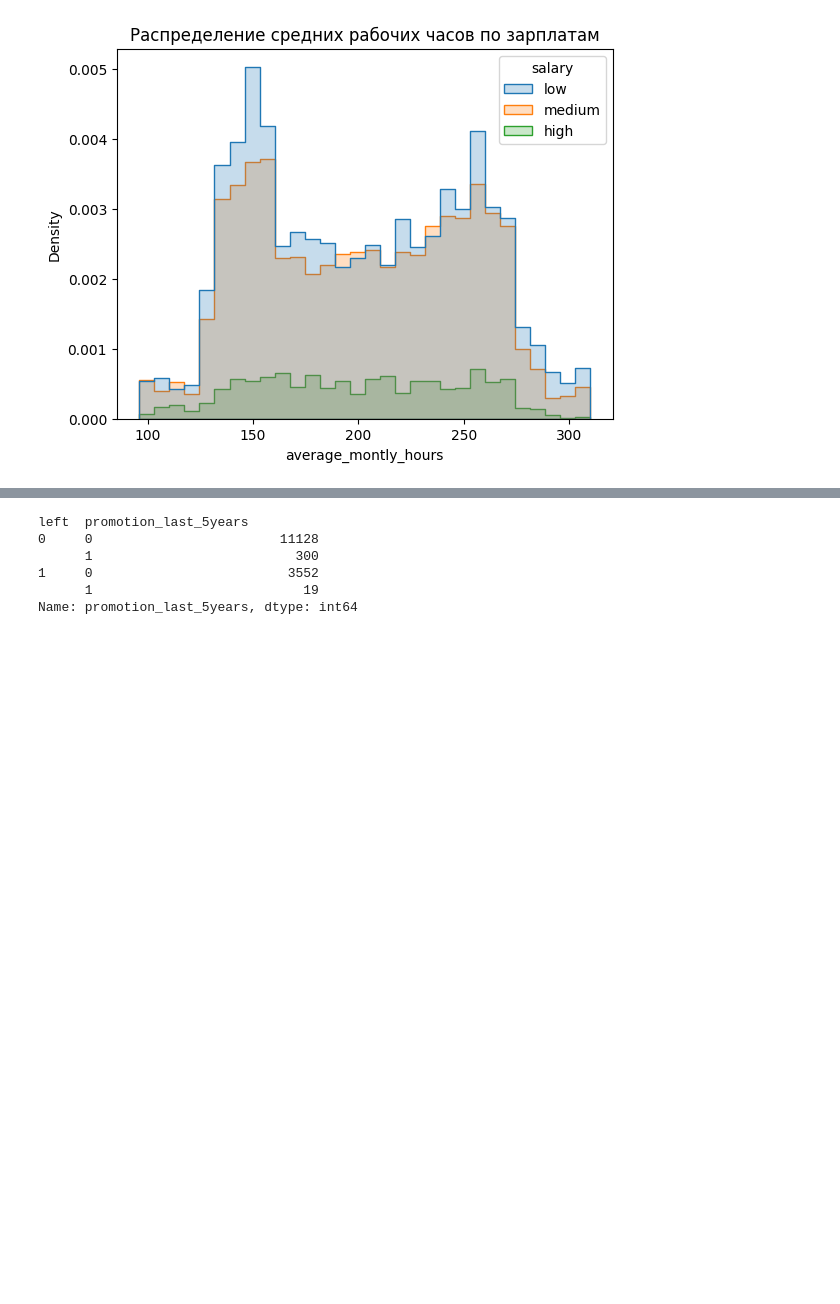
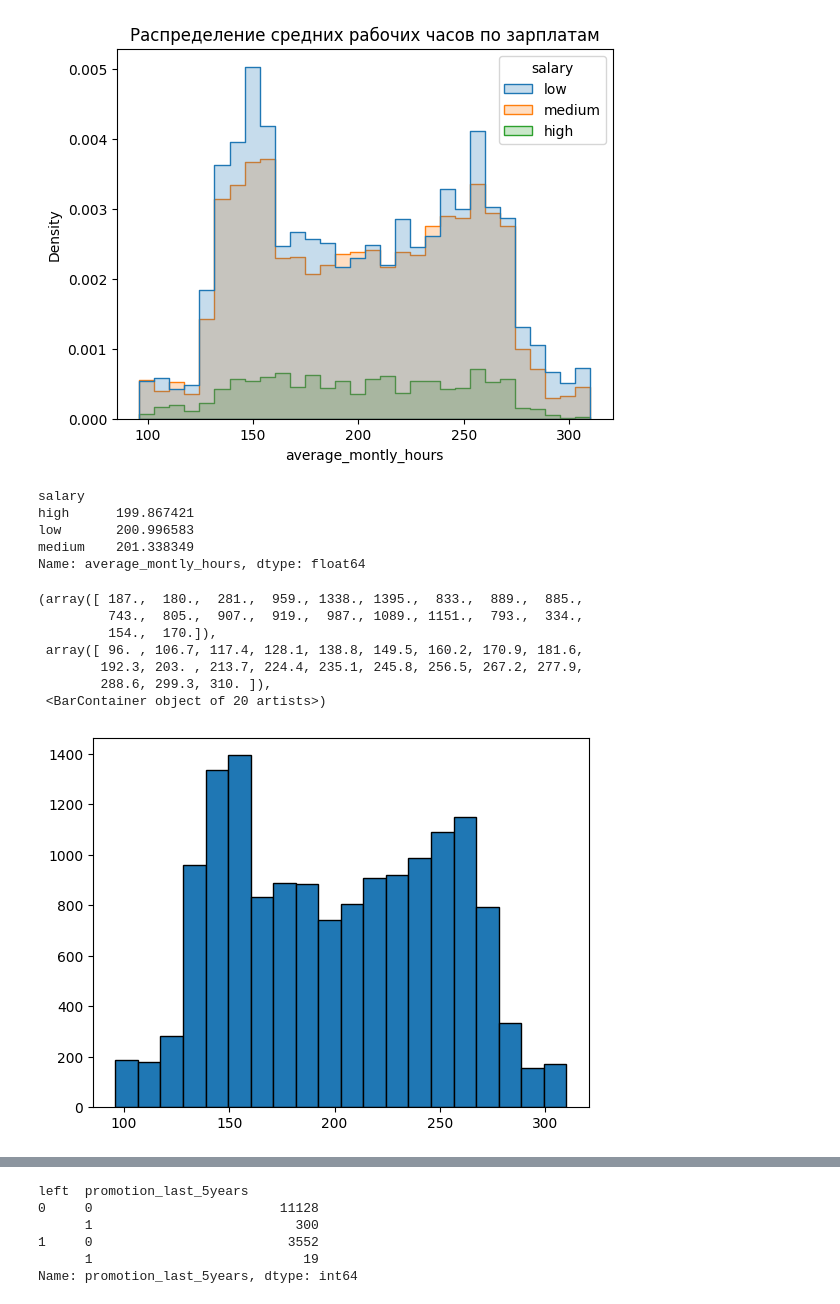
Before and after one commit to madina-bay/Final-work-python, a Jupyter notebook: Итоговая_работа_питон.ipynb, the cells around one changed output, grey strips where cells are left out. Drawn from its saved outputs; the diff is of its cells as text; code cells hidden in the pictures; blank space fills up the shorter version.

```diff
--- a/Итоговая_работа_питон.ipynb
+++ b/Итоговая_работа_питон.ipynb
@@ -107,3 +122,22 @@ plt.title("Распределение средних рабочих часов
 plt.show()
 # %% [output]
 [figure]
+# %%
+df.groupby('salary')['average_montly_hours'].mean()
+# %% [output]
+salary
+high      199.867421
+low       200.996583
+medium    201.338349
+Name: average_montly_hours, dtype: float64
+# %%
+plt.hist (df['average_montly_hours'], edgecolor='black', bins=20)
+# %% [output]
+(array([ 187.,  180.,  281.,  959., 1338., 1395.,  833.,  889.,  885.,
+         743.,  805.,  907.,  919.,  987., 1089., 1151.,  793.,  334.,
+         154.,  170.]),
+ array([ 96. , 106.7, 117.4, 128.1, 138.8, 149.5, 160.2, 170.9, 181.6,
+        192.3, 203. , 213.7, 224.4, 235.1, 245.8, 256.5, 267.2, 277.9,
+        288.6, 299.3, 310. ]),
+ <BarContainer object of 20 artists>)
+[figure, added]
```
Also changed, not shown: parts of 19 cells of this notebook.
